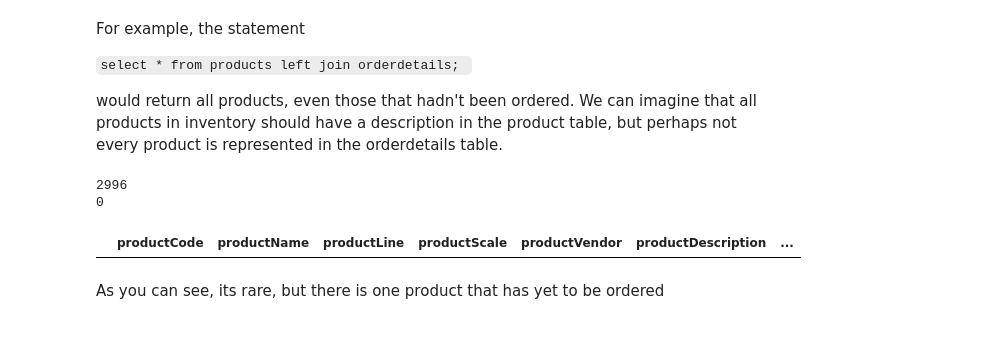
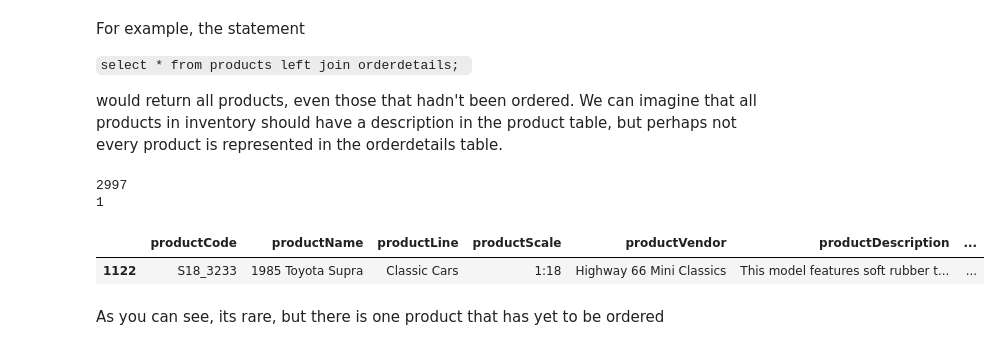
Before and after one commit to colemiller94/dsc-1-05-10-join-statements-nyc-ds-career-012819, a Jupyter notebook: index.ipynb, the cells around one changed output. Cells and saved outputs as stored; diff of their text form; code cells hidden in the pictures.

```diff
--- a/index.ipynb
+++ b/index.ipynb
@@ -139,18 +139,19 @@ would return all products, even those that hadn't been ordered.
 We can imagine that all products in inventory should have a description in the product table, but perhaps not every product is represented in the orderdetails table.
 # %%
 cur.execute("""select * from products
-                        join orderdetails
+                        left join orderdetails
                         using(productCode);
                        """)
 df = pd.DataFrame(cur.fetchall()) #Take results and create dataframe
 df.columns = [i[0] for i in cur.description]
 print(len(df))
 print(len(df[df.orderNumber.isnull()]))
 df[df.orderNumber.isnull()].head()
 # %% [output]
-2996
-0
+2997
+1
 |  | productCode | productName | productLine | productScale | productVendor | productDescription | ... |
+| 1122 | S18_3233 | 1985 Toyota Supra | Classic Cars | 1:18 | Highway 66 Mini Classics | This model features soft rubber t... | ... |
 # %% [markdown]
 As you can see, its rare, but there is one product that has yet to be ordered
 # %% [markdown]
```
